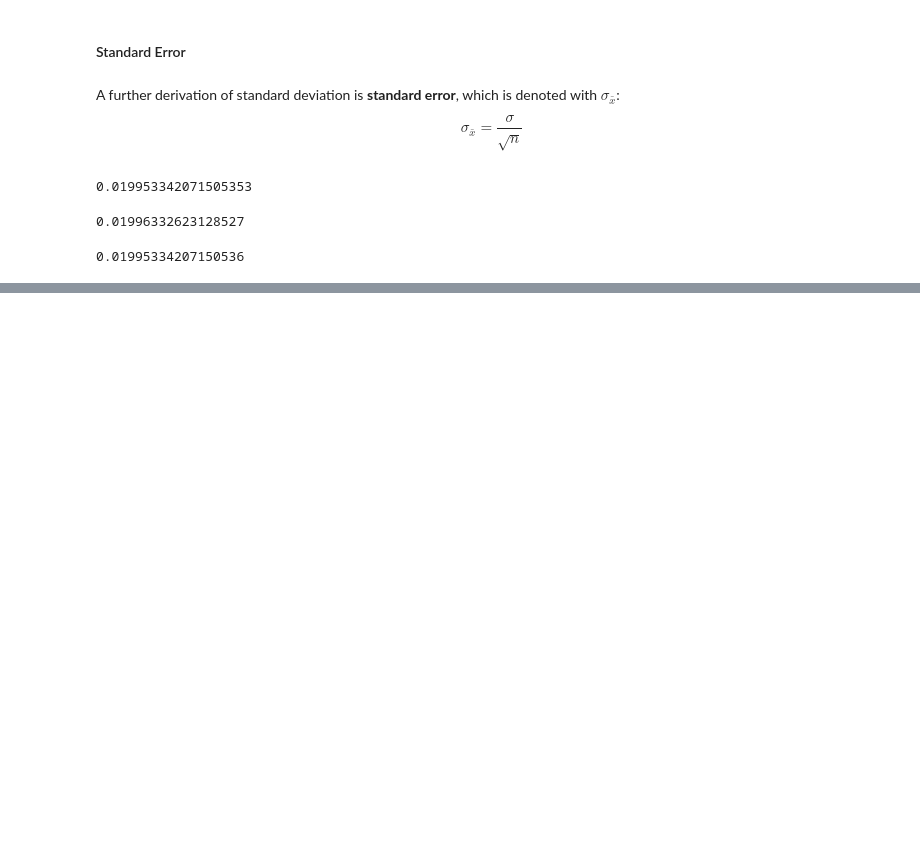
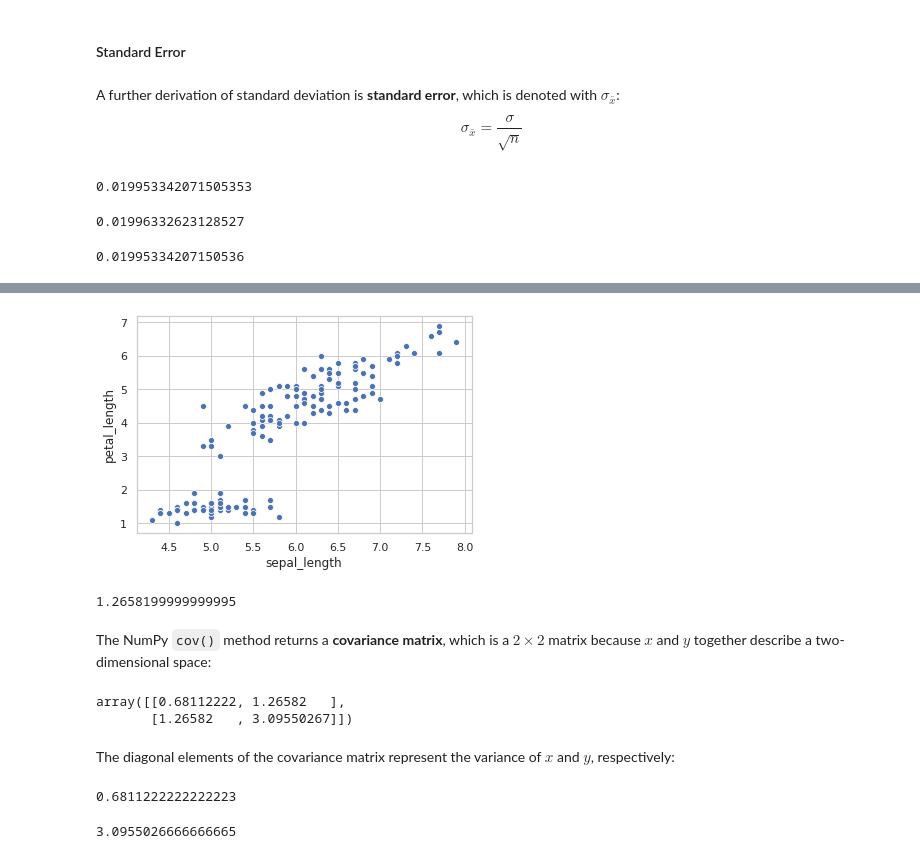
Before and after one commit to jonkrohn/ML-foundations, a Jupyter notebook: notebooks/5-probability.ipynb, the cells around one changed output, grey strips where cells are left out. Cells and saved outputs as stored; diff of their text form; code cells hidden in the pictures; blank space fills up the shorter version.

Commit message:
add covariance example

```diff
--- a/notebooks/5-probability.ipynb
+++ b/notebooks/5-probability.ipynb
@@ -611,0 +635,7 @@ Standard error enables us to compare whether the means of distributions differ *
+# %%
+x = iris.sepal_length
+y = iris.petal_length
+# %%
+_ = sns.scatterplot(x, y)
+# %% [output]
+[figure, added]
@@ -611,0 +651,22 @@ Standard error enables us to compare whether the means of distributions differ *
+# %%
+cov = sum(product)/n
+cov
+# %% [output]
+1.2658199999999995
+# %% [markdown]
+The NumPy `cov()` method returns a **covariance matrix**, which is a $2 \times 2$ matrix because $x$ and $y$ together describe a two-dimensional space:
+# %%
+np.cov(x, y, ddof=0) # again, defaults to ddof=1
+# %% [output]
+array([[0.68112222, 1.26582   ],
+       [1.26582   , 3.09550267]])
+# %% [markdown]
+The diagonal elements of the covariance matrix represent the variance of $x$ and $y$, respectively:
+# %%
+np.var(x)
+# %% [output]
+0.6811222222222223
+# %%
+np.var(y)
+# %% [output]
+3.0955026666666665
```
Also changed, not shown: parts of 20 cells of this notebook.
